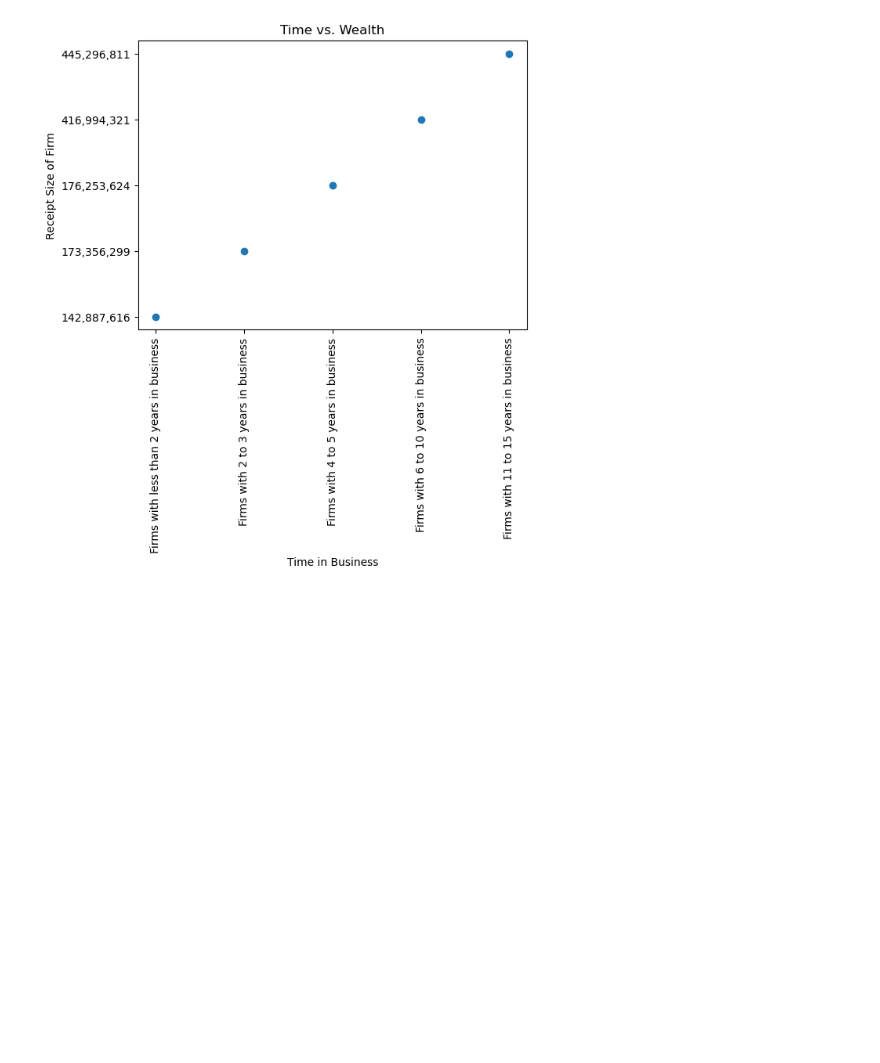
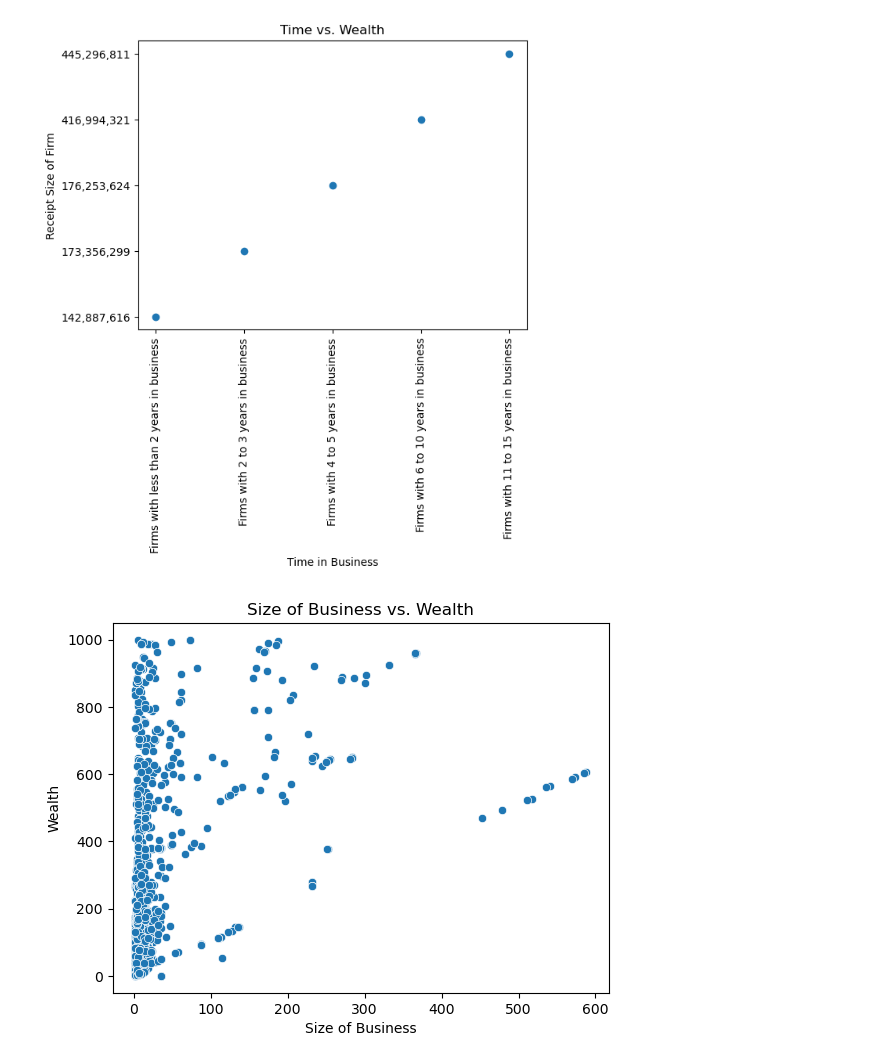
Before and after one commit to HardoModo/Dev10_Week8_Assessment, a Jupyter notebook: main.ipynb, the cells around one changed output. Drawn from its saved outputs; the diff is of its cells as text; code cells hidden in the pictures; blank space fills up the shorter version.

```diff
--- a/main.ipynb
+++ b/main.ipynb
@@ -314,3 +314,18 @@ plt.xticks(rotation=90)  # rotate x-axis labels by 90 degrees
 plt.show()
 # %% [output]
 [figure]
+# %%
+mergedTables['Annual payroll ($1,000) (PAYANN)'] = pd.to_numeric(mergedTables['Annual payroll ($1,000) (PAYANN)'], errors='coerce')
+
+# Create a scatter plot
+sns.scatterplot(x=mergedTables['Number of employer firms (FIRMPDEMP)'], y=mergedTables['Annual payroll ($1,000) (PAYANN)'])
+
+# Set the x and y axis labels and the plot title
+plt.xlabel('Size of Business')
+plt.ylabel('Wealth')
+plt.title('Size of Business vs. Wealth')
+
+# Show the plot
+plt.show()
+# %% [output]
+[figure, added]
```
Also changed, not shown: parts of 1 cell of this notebook.
